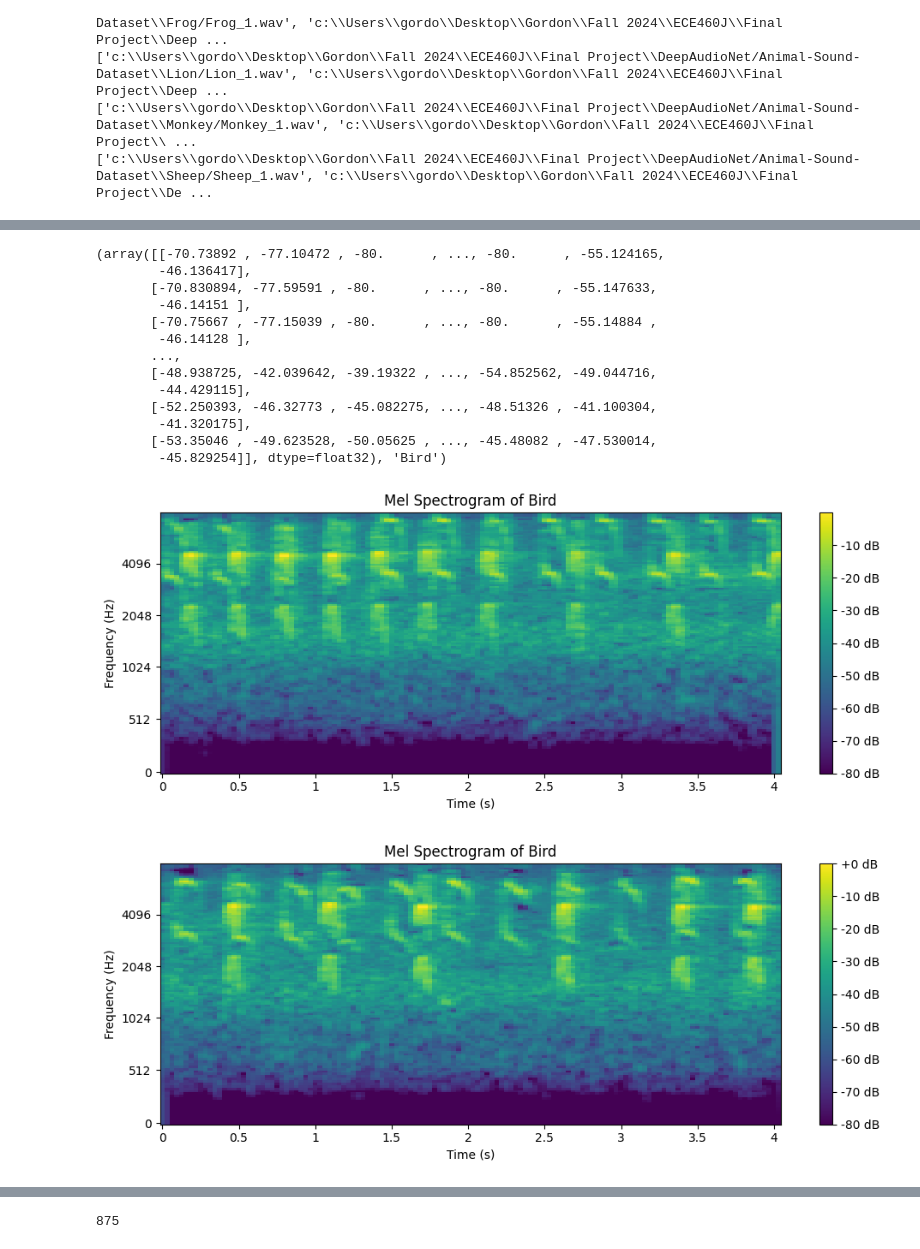
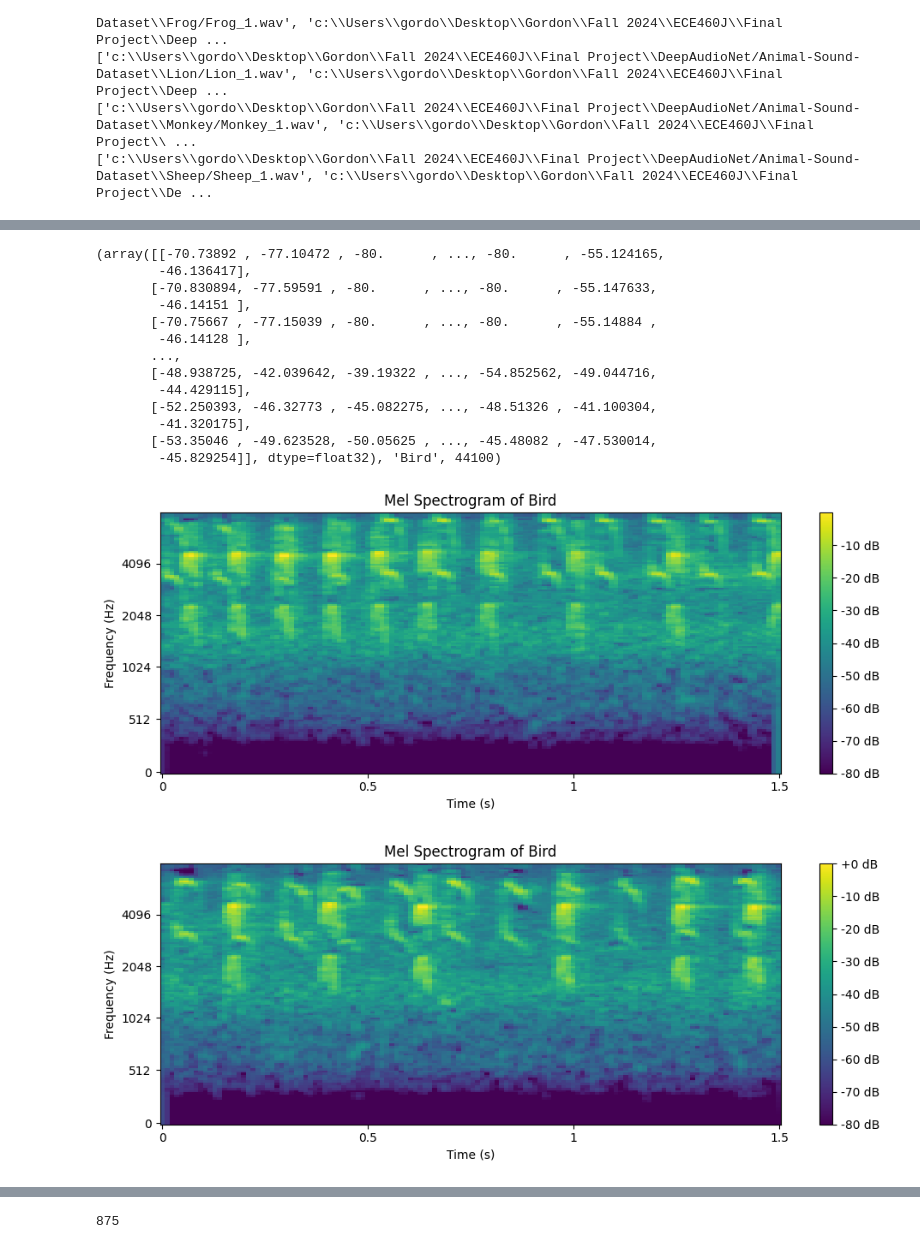
Before and after one commit to smadan755/DeepAudioNet, a Jupyter notebook: src/librosa_test.ipynb, the cells around one changed output, grey strips where cells are left out. Drawn from its saved outputs; the diff is of its cells as text; code cells hidden in the pictures.

Commit message:
Added sampling rate to spectrogram list. Access with index 2 of tuple

```diff
--- a/src/librosa_test.ipynb
+++ b/src/librosa_test.ipynb
@@ -49,8 +50,7 @@ print(soundfiles)
 # %%
 
 #audio_path = bird_data + "/Bird_1.wav"
-audio_path = filepath+"/Animal-Sound-Dataset/Frog/Frog_1.wav"
-
+audio_path = filepath+"/Frog/Frog_1.wav"
 
 y, sr = librosa.load(audio_path, sr=None)  # sr=None preserves the original sampling rate
 
@@ -98,6 +102,6 @@ for animal_label, soundlist in soundfiles.items():
         mel_spec = librosa.feature.melspectrogram(y=y, sr=sr, n_mels=128, fmax=8000)
         mel_spec_db = librosa.power_to_db(mel_spec, ref=np.max)  # Convert to dB for visualization
 
-        specttuple = (mel_spec_db, animal_label)
+        specttuple = (mel_spec_db, animal_label, sr)
         spectrogram_list.append(specttuple)
 # %%
@@ -111,27 +129,27 @@ with open('spectrogram_and_labels.pickle','rb') as modelFile:
 # %%
 print(spectrogram_list[0])
 for i in range(3):
     plt.figure(figsize=(10, 4))
-    librosa.display.specshow(spectrogram_list[i][0], sr=sr, x_axis="time", y_axis="mel", fmax=8000, cmap="viridis")
+    librosa.display.specshow(spectrogram_list[i][0], sr=spectrogram_list[i][2], x_axis="time", y_axis="mel", fmax=8000, cmap="viridis")
     plt.colorbar(format="%+2.0f dB")
     plt.title("Mel Spectrogram of " + spectrogram_list[i][1])
     plt.xlabel("Time (s)")
     plt.ylabel("Frequency (Hz)")
     plt.tight_layout()
     plt.show()
 # %% [output]
 (array([[-70.73892 , -77.10472 , -80.      , ..., -80.      , -55.124165,
         -46.136417],
        [-70.830894, -77.59591 , -80.      , ..., -80.      , -55.147633,
         -46.14151 ],
        [-70.75667 , -77.15039 , -80.      , ..., -80.      , -55.14884 ,
         -46.14128 ],
        ...,
        [-48.938725, -42.039642, -39.19322 , ..., -54.852562, -49.044716,
         -44.429115],
        [-52.250393, -46.32773 , -45.082275, ..., -48.51326 , -41.100304,
         -41.320175],
        [-53.35046 , -49.623528, -50.05625 , ..., -45.48082 , -47.530014,
-        -45.829254]], dtype=float32), 'Bird')
+        -45.829254]], dtype=float32), 'Bird', 44100)
-[figure, old version]
+[figure, new version]
-[figure, old version]
+[figure, new version]
```
Also changed, not shown: parts of 5 cells of this notebook, 1 other file.
